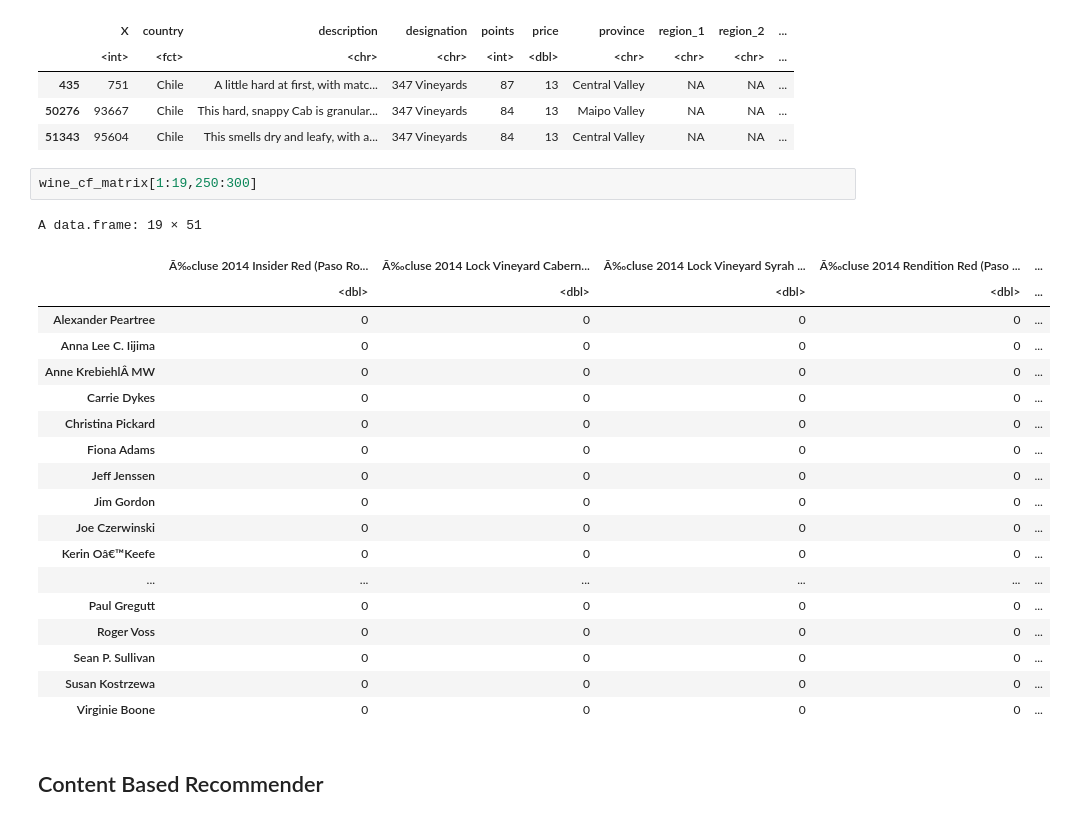
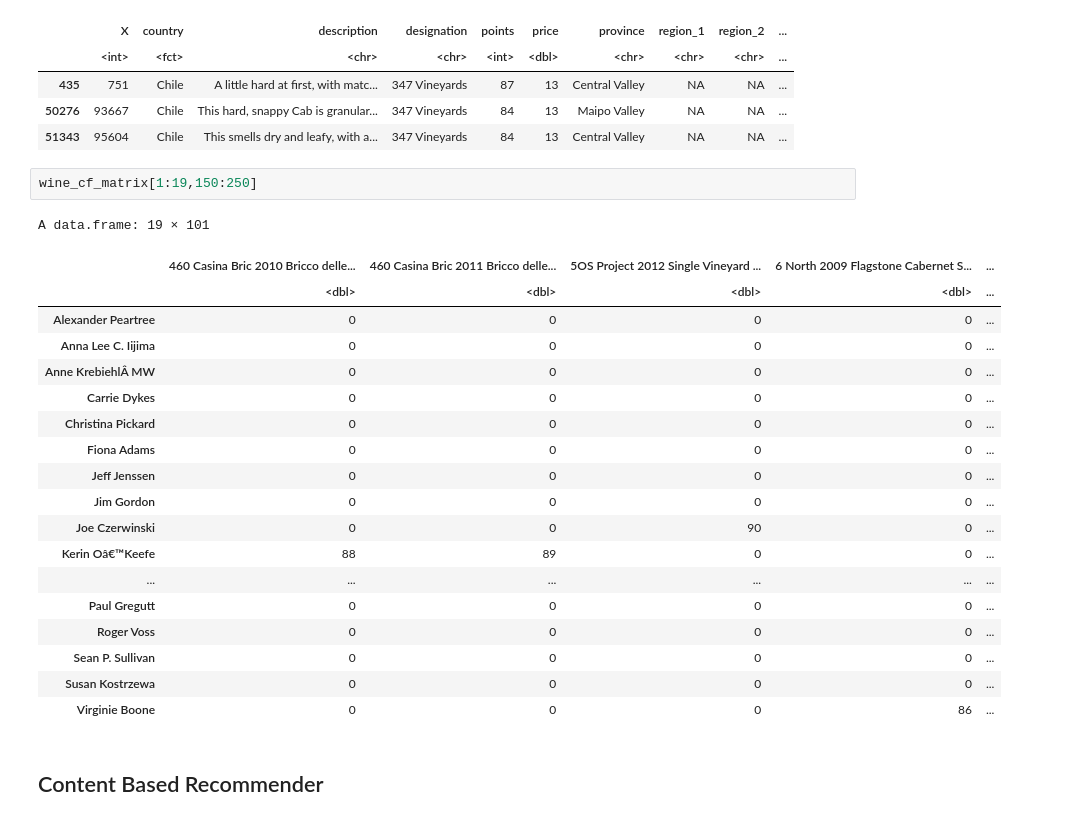
Before and after one commit to norvin2002/CARecSys, a Jupyter notebook: CF-NC.ipynb, the cells around one changed output. Cells and saved outputs as stored; diff of their text form.

```diff
--- a/CF-NC.ipynb
+++ b/CF-NC.ipynb
@@ -299,10 +299,10 @@ A data.frame: 3 × 14
 | 50276 | 93667 | Chile | This hard, snappy Cab is granular... | 347 Vineyards | 84 | 13 | Maipo Valley | NA | NA | ... |
 | 51343 | 95604 | Chile | This smells dry and leafy, with a... | 347 Vineyards | 84 | 13 | Central Valley | NA | NA | ... |
 # %%
-wine_cf_matrix[1:19,250:300]
+wine_cf_matrix[1:19,150:250]
 # %% [output]
-A data.frame: 19 × 51
+A data.frame: 19 × 101
-|  | Ã‰cluse 2014 Insider Red (Paso Ro... | Ã‰cluse 2014 Lock Vineyard Cabern... | Ã‰cluse 2014 Lock Vineyard Syrah ... | Ã‰cluse 2014 Rendition Red (Paso ... | ... |
+|  | 460 Casina Bric 2010 Bricco delle... | 460 Casina Bric 2011 Bricco delle... | 5OS Project 2012 Single Vineyard ... | 6 North 2009 Flagstone Cabernet S... | ... |
 |  | <dbl> | <dbl> | <dbl> | <dbl> | ... |
 | Alexander Peartree | 0 | 0 | 0 | 0 | ... |
 | Anna Lee C. Iijima | 0 | 0 | 0 | 0 | ... |
@@ -312,14 +312,14 @@ A data.frame: 19 × 51
 | Fiona Adams | 0 | 0 | 0 | 0 | ... |
 | Jeff Jenssen | 0 | 0 | 0 | 0 | ... |
 | Jim Gordon | 0 | 0 | 0 | 0 | ... |
-| Joe Czerwinski | 0 | 0 | 0 | 0 | ... |
-| Kerin Oâ€™Keefe | 0 | 0 | 0 | 0 | ... |
+| Joe Czerwinski | 0 | 0 | 90 | 0 | ... |
+| Kerin Oâ€™Keefe | 88 | 89 | 0 | 0 | ... |
 | ... | ... | ... | ... | ... | ... |
 | Paul Gregutt | 0 | 0 | 0 | 0 | ... |
 | Roger Voss | 0 | 0 | 0 | 0 | ... |
 | Sean P. Sullivan | 0 | 0 | 0 | 0 | ... |
 | Susan Kostrzewa | 0 | 0 | 0 | 0 | ... |
-| Virginie Boone | 0 | 0 | 0 | 0 | ... |
+| Virginie Boone | 0 | 0 | 0 | 86 | ... |
 # %% [markdown]
 ## Content Based Recommender
 # %%
```
Also changed, not shown: parts of 2 cells of this notebook, 1 other file.
